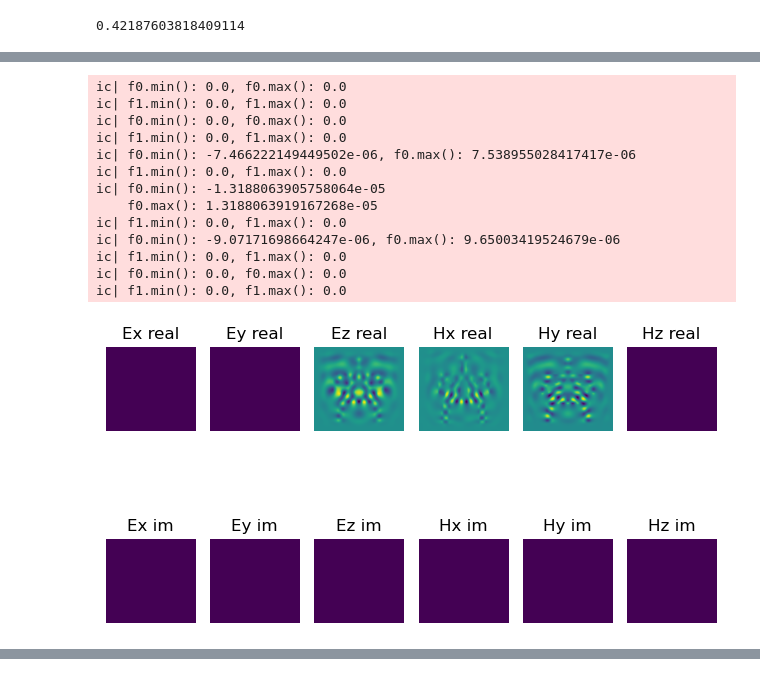
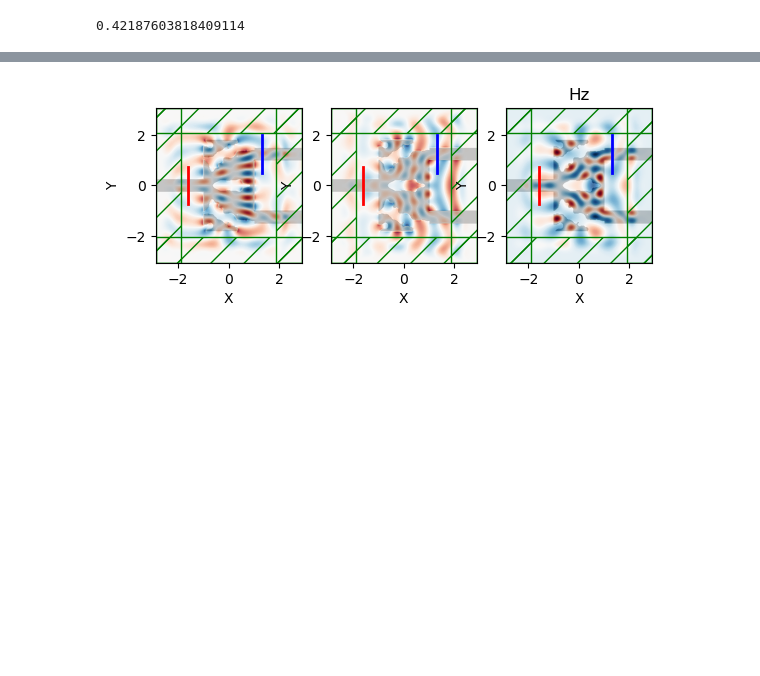
Before and after one commit to poutine-dejeuner/meepcon, a Jupyter notebook: Tutoral_3/match_lumerical_exp.ipynb, the cells around one changed output, grey strips where cells are left out. Drawn from its saved outputs; the diff is of its cells as text; code cells hidden in the pictures; blank space fills up the shorter version.

```diff
--- a/Tutoral_3/match_lumerical_exp.ipynb
+++ b/Tutoral_3/match_lumerical_exp.ipynb
@@ -222,7 +222,7 @@ width = 0.2
 fwidth = width * fcen
 source_center  = [-Sx/2 + pml_size + waveguide_length/3,0,0]
 # source_center  = [-Sx/2 + pml_size - waveguide_length,0,0]
-source_size = mp.Vector3(0,waveguide_width, 0) #mp.Vector3(0,2,0)
+source_size = mp.Vector3(0,3*waveguide_width, 0) #mp.Vector3(0,2,0)
 kpoint = mp.Vector3(1,0,0)
 src = mp.GaussianSource(frequency=fcen,fwidth=fwidth)
 source = [mp.EigenModeSource(src,
@@ -231,13 +231,7 @@ source = [mp.EigenModeSource(src,
                             eig_kpoint=kpoint,
                             size=source_size,
                             center=source_center,
-                            eig_parity=mp.ODD_Z+mp.EVEN_Y)]
-
-# source = [mp.Source(mp.ContinuousSource(frequency=0.15,
-#                                         end_time=100),
-#                     component=mp.Ez,
-#                     center=mp.Vector3(*source_center),
-#                     size=source_size)]
+                            eig_parity=mp.EVEN_Z+mp.ODD_Y)]
 
 
 geometry = [
@@ -389,32 +349,10 @@ plt.imshow(masque, cmap='viridis', interpolation='none', alpha = 0.15) # interpo
-# %%
-_, axes = plt.subplots(2,6)
-names = ['Ex', 'Ey', 'Ez', 'Hx', 'Hy', 'Hz']
-for i, component in enumerate([mp.Ex, mp.Ey, mp.Ez, mp.Hx, mp.Hy, mp.Hz]):
-    field = sim.get_array(component=component, cmplx=True)
-    f0 = np.real(field)
-    f1 = np.imag(field)
-    axes[0,i].imshow(f0)
-    axes[0,i].set_title(f'{names[i]} real')
-    axes[0,i].axis('off')
-    axes[1,i].imshow(f1)
-    axes[1,i].axis('off')
-    axes[1,i].set_title(f'{names[i]} im')
-    ic(f0.min(), f0.max())
-    ic(f1.min(), f1.max())
-plt.tight_layout()
-plt.show()
-# %% [output]
-ic| f0.min(): 0.0, f0.max(): 0.0
-ic| f1.min(): 0.0, f1.max(): 0.0
-ic| f0.min(): 0.0, f0.max(): 0.0
-ic| f1.min(): 0.0, f1.max(): 0.0
-ic| f0.min(): -7.466222149449502e-06, f0.max(): 7.538955028417417e-06
-ic| f1.min(): 0.0, f1.max(): 0.0
-ic| f0.min(): -1.3188063905758064e-05
-    f0.max(): 1.3188063919167268e-05
-ic| f1.min(): 0.0, f1.max(): 0.0
-ic| f0.min(): -9.07171698664247e-06, f0.max(): 9.65003419524679e-06
-ic| f1.min(): 0.0, f1.max(): 0.0
-ic| f0.min(): 0.0, f0.max(): 0.0
-ic| f1.min(): 0.0, f1.max(): 0.0
-[figure, removed]
+# %%
+_, axes = plt.subplots(1,3)
+sim.plot2D(fields=mp.Ex, ax=axes[0])
+plt.title('Ex')
+sim.plot2D(fields=mp.Ey, ax=axes[1])
+plt.title('Ey')
+sim.plot2D(fields=mp.Hz, ax=axes[2])
+plt.title('Hz')
+plt.show()
+# %% [output]
@@ -421,3 +362,4 @@ ic| f1.min(): 0.0, f1.max(): 0.0
+[figure, added]
 # %%
 #debugging
 import os
```
Also changed, not shown: parts of 12 cells of this notebook, 11 other files.
